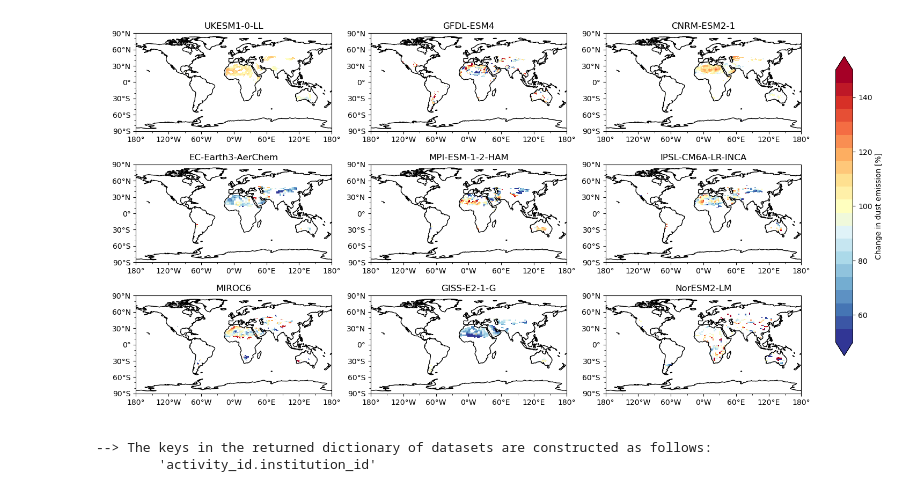
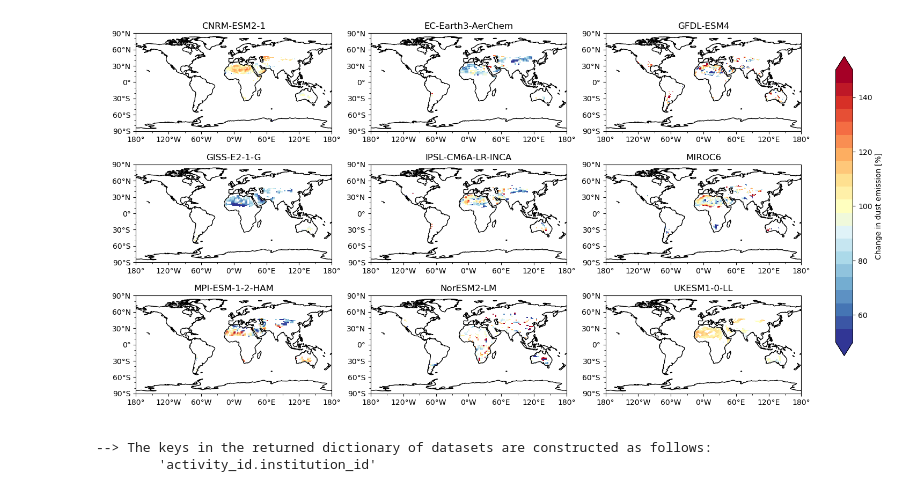
Before and after one commit to Ovewh/Climaso, a Jupyter notebook: notebooks/dust_emission_changes.ipynb, the cells around one changed output. Drawn from its saved outputs; the diff is of its cells as text; code cells hidden in the pictures.

```diff
--- a/notebooks/dust_emission_changes.ipynb
+++ b/notebooks/dust_emission_changes.ipynb
@@ -104,30 +104,30 @@ def get_treshold(data,surfFrac=0.8):
 # %%
 # fig = plt.figure(figsize=[10,16])
 fig,ax, cax = create_facet_plot(9,figsize=[16,9])
 cmap = mpl.colormaps.get('RdYlBu_r').resampled(21)
 norm = mpl.colors.TwoSlopeNorm(vcenter=100, vmax=150, vmin=50)
 diffs= {}
 exp_emidust= {}
 
-for skey, j in zip(ctrl_dict,ax):
+for skey, j in zip(sorted(ctrl_dict.keys()),ax):
     temp_exp = exp_dict[skey].isel(member_id=0, time=slice(2,None)).mean(dim='time')*365*24*60*60
     temp_ctrl = ctrl_dict[skey].isel(member_id=0, time=slice(2,None)).mean(dim='time')*365*24*60*60
     temp_exp, temp_ctrl = ensure_same_coords(temp_exp, temp_ctrl)
     tresh_ctrl = get_treshold(temp_ctrl['emidust'], surfFrac=0.98)
     # tresh_exp = get_treshold(temp_exp['emidust'], surfFrac=0.97)
     temp_exp = temp_exp.where(temp_exp>tresh_ctrl)
     temp_ctrl = temp_ctrl.where(temp_ctrl>tresh_ctrl)
     temp_diff = (temp_exp-temp_ctrl)/temp_ctrl
     exp_emidust[skey] = temp_exp
     diffs[skey] = temp_diff
     (temp_diff['emidust']*100).plot(ax=ax[j], cmap=cmap,add_colorbar=False, norm=norm)
     global_map(ax[j])
     ax[j].set_title(skey)
 cax=fig.colorbar(mpl.cm.ScalarMappable(norm,cmap=cmap), cax=cax, extend='both')
 cax.set_label('Change in dust emission [%]')
 plt.savefig('dust_emission_changes.png', dpi=300, bbox_inches='tight')
 # %% [output]
-[figure, old version]
+[figure, new version]
 # %%
 diffs['UKESM1-0-LL'] = diffs['UKESM1-0-LL'].drop(['lat_bnds','lon_bnds'])
 
```
Also changed, not shown: parts of 6 cells of this notebook.
